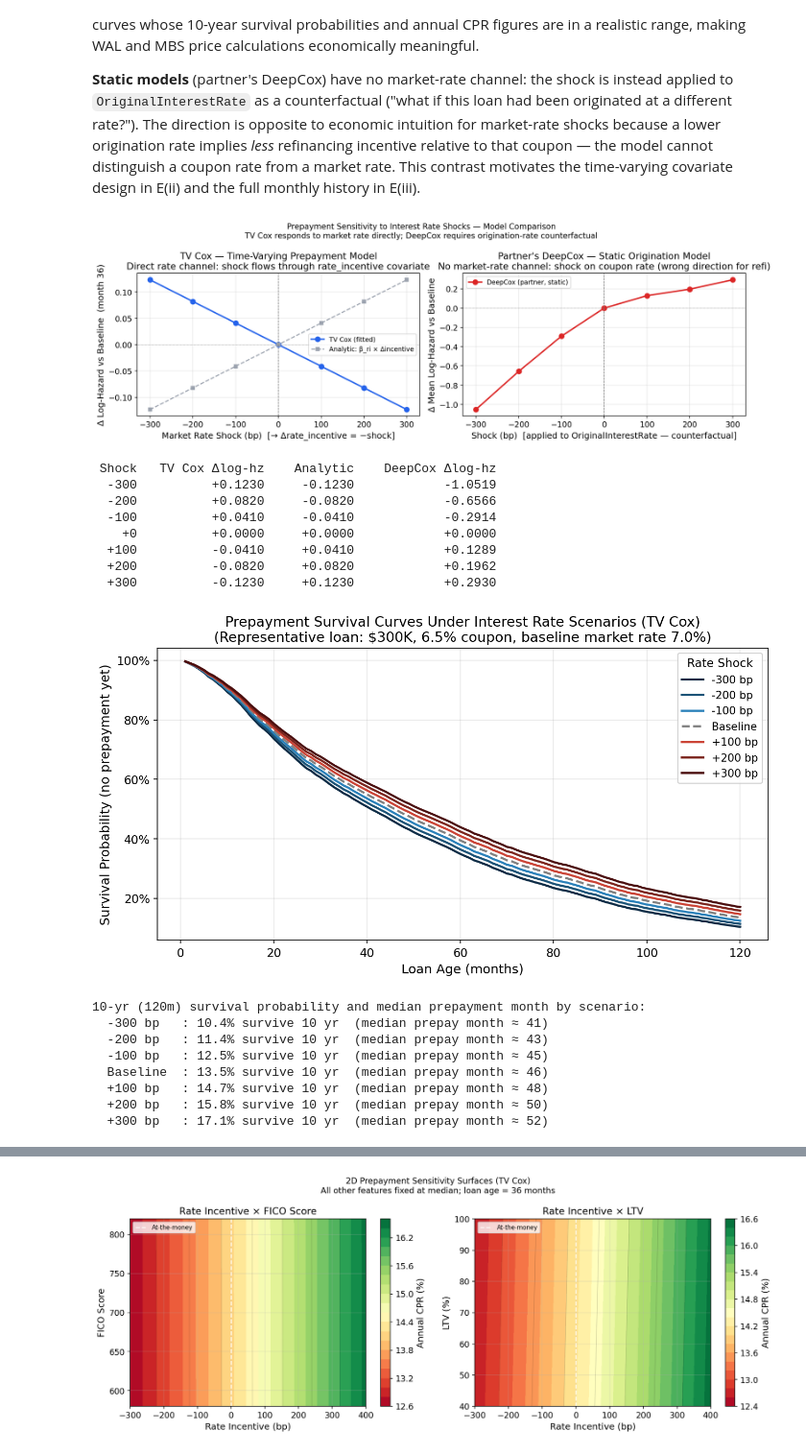
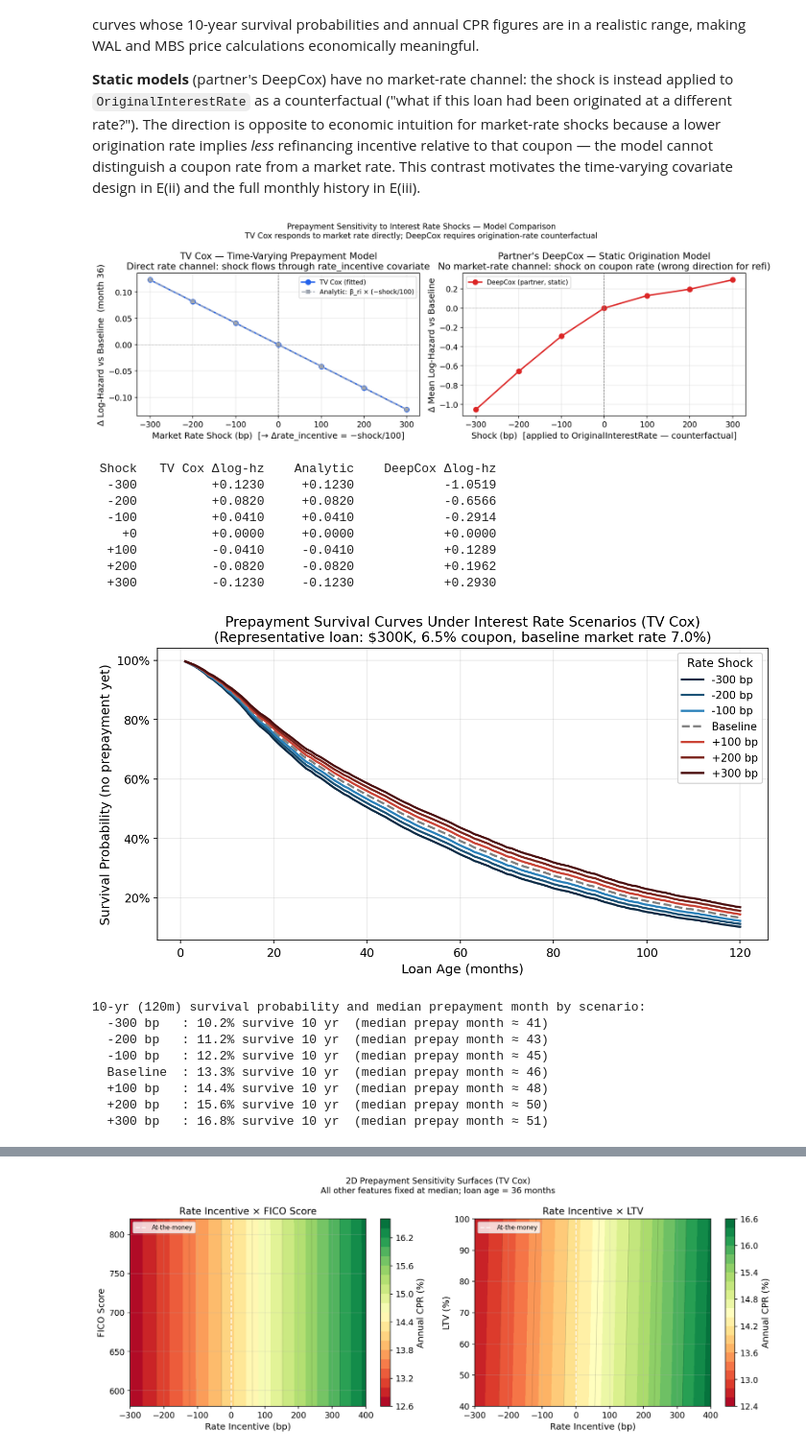
Before and after one commit to liny-r/IR-C-Assignment3, a Jupyter notebook: PartE_iv_ScenarioAnalysis.ipynb, the cells around one changed output, grey strips where cells are left out. Shown at 96% size. Cells and saved outputs as stored; diff of their text form; code cells hidden in the pictures.

```diff
--- a/PartE_iv_ScenarioAnalysis.ipynb
+++ b/PartE_iv_ScenarioAnalysis.ipynb
@@ -295,8 +294,8 @@ TV_FEATS       = ["rate_incentive", "FICO", "LTV", "DTI", "unemployment", "hpi_y
 MAX_PANEL_ROWS = 500_000
 
 # Representative loan — held fixed across all downstream scenario cells
-ORIG_RATE_PCT = 6.5    # coupon (%)
-BASELINE_MKT  = 7.0    # baseline market rate (%)
+ORIG_RATE_PCT = 5.0    # median origination rate    # coupon (%)
+BASELINE_MKT  = 5.3    # median market rate 1999-2025    # baseline market rate (%)
 BASE_FICO     = 742
 BASE_LTV      = 74.0
 BASE_DTI      = 35.0
@@ -448,9 +447,11 @@ for shock_bp in SHOCKS_BP:
 ctv_delta     = {s: ctv_log_hz[s] - ctv_log_hz[0] for s in SHOCKS_BP}
 ctv_delta_arr = np.array([ctv_delta[s] for s in SHOCKS_BP])
 
-# Analytical prediction from β_ri: Δlog-hz = β_ri × Δrate_incentive
+# Analytical prediction from β_ri:
+# shock_bp bp rate cut → Δmarket_rate = shock_bp/100 → Δrate_incentive = -shock_bp/100
+# → Δlog-hz = β_ri × (-shock_bp/100)
 ri_coef  = float(ctv.params_["rate_incentive"])
-analytic = np.array(SHOCKS_BP) / 100 * ri_coef
+analytic = -np.array(SHOCKS_BP) / 100 * ri_coef
 
 # ── DeepCox: shock OriginalInterestRate (counterfactual, no market-rate channel)
 base_features = X_dc.copy()   # (2000, 68) canonical test loans, standardised
@@ -473,47 +474,47 @@ ax1 = axes[0]
 ax1.plot(SHOCKS_BP, ctv_delta_arr, "o-",
          color=MODEL_COLORS["Cox"], lw=2, ms=7, label="TV Cox (fitted)")
 ax1.plot(SHOCKS_BP, analytic, "s--",
-         color="#9CA3AF", lw=1.5, ms=5, label="Analytic: β_ri × Δincentive")
+         color="#9CA3AF", lw=1.5, ms=5, label="Analytic: β_ri × (−shock/100)")
 ax1.axvline(0, ls="--", color="gray", lw=0.8)
 ax1.axhline(0, ls=":",  color="gray", lw=0.6)
-ax1.set_xlabel("Market Rate Shock (bp)  [→ Δrate_incentive = −shock]")
+ax1.set_xlabel("Market Rate Shock (bp)  [→ Δrate_incentive = −shock/100]")
 ax1.set_ylabel("Δ Log-Hazard vs Baseline  (month 36)")
 ax1.set_title("TV Cox — Time-Varying Prepayment Model\n"
               "Direct rate channel: shock flows through rate_incentive covariate")
 ax1.legend(fontsize=9)
 
 ax2 = axes[1]
 ax2.plot(SHOCKS_BP, dc_delta_arr, "o-",
          color=MODEL_COLORS["DeepCox"], lw=2, ms=7, label="DeepCox (partner, static)")
 ax2.axvline(0, ls="--", color="gray", lw=0.8)
 ax2.axhline(0, ls=":",  color="gray", lw=0.6)
 ax2.set_xlabel("Shock (bp)  [applied to OriginalInterestRate — counterfactual]")
 ax2.set_ylabel("Δ Mean Log-Hazard vs Baseline")
 ax2.set_title("Partner's DeepCox — Static Origination Model\n"
               "No market-rate channel: shock on coupon rate (wrong direction for refi)")
 ax2.legend(fontsize=9)
 
 plt.suptitle("Prepayment Sensitivity to Interest Rate Shocks — Model Comparison\n"
              "TV Cox responds to market rate directly; DeepCox requires origination-rate counterfactual",
              fontsize=11)
 plt.tight_layout()
 plt.savefig(OUT_DIR / "Eiv_shock_comparison.png", bbox_inches="tight", dpi=150)
 plt.show()
 
 print(f"\n{'Shock':>6}  {'TV Cox Δlog-hz':>15}  {'Analytic':>10}  {'DeepCox Δlog-hz':>17}")
 for i, s in enumerate(SHOCKS_BP):
     print(f"{s:>+6}  {ctv_delta[s]:>+15.4f}  {analytic[i]:>+10.4f}  "
           f"{dc_delta_arr[i]:>+17.4f}")
 # %% [output]
-[figure, old version]
+[figure, new version]
  Shock   TV Cox Δlog-hz    Analytic    DeepCox Δlog-hz
-  -300          +0.1230     -0.1230            -1.0519
-  -200          +0.0820     -0.0820            -0.6566
-  -100          +0.0410     -0.0410            -0.2914
+  -300          +0.1230     +0.1230            -1.0519
+  -200          +0.0820     +0.0820            -0.6566
+  -100          +0.0410     +0.0410            -0.2914
     +0          +0.0000     +0.0000            +0.0000
-  +100          -0.0410     +0.0410            +0.1289
-  +200          -0.0820     +0.0820            +0.1962
-  +300          -0.1230     +0.1230            +0.2930
+  +100          -0.0410     -0.0410            +0.1289
+  +200          -0.0820     -0.0820            +0.1962
+  +300          -0.1230     -0.1230            +0.2930
 # %%
 # ── Survival curves under each rate scenario (TV Cox) ─────────────────────────
 fig, ax = plt.subplots(figsize=(9, 5))
@@ -552,11 +553,11 @@ for shock_bp in SHOCKS_BP:
 # %% [output]
 [figure]
 10-yr (120m) survival probability and median prepayment month by scenario:
-  -300 bp   : 10.4% survive 10 yr  (median prepay month ≈ 41)
-  -200 bp   : 11.4% survive 10 yr  (median prepay month ≈ 43)
-  -100 bp   : 12.5% survive 10 yr  (median prepay month ≈ 45)
-  Baseline  : 13.5% survive 10 yr  (median prepay month ≈ 46)
-  +100 bp   : 14.7% survive 10 yr  (median prepay month ≈ 48)
-  +200 bp   : 15.8% survive 10 yr  (median prepay month ≈ 50)
-  +300 bp   : 17.1% survive 10 yr  (median prepay month ≈ 52)
+  -300 bp   : 10.2% survive 10 yr  (median prepay month ≈ 41)
+  -200 bp   : 11.2% survive 10 yr  (median prepay month ≈ 43)
+  -100 bp   : 12.2% survive 10 yr  (median prepay month ≈ 45)
+  Baseline  : 13.3% survive 10 yr  (median prepay month ≈ 46)
+  +100 bp   : 14.4% survive 10 yr  (median prepay month ≈ 48)
+  +200 bp   : 15.6% survive 10 yr  (median prepay month ≈ 50)
+  +300 bp   : 16.8% survive 10 yr  (median prepay month ≈ 51)
 # %%
```
Also changed, not shown: parts of 7 cells of this notebook, 15 other files.
